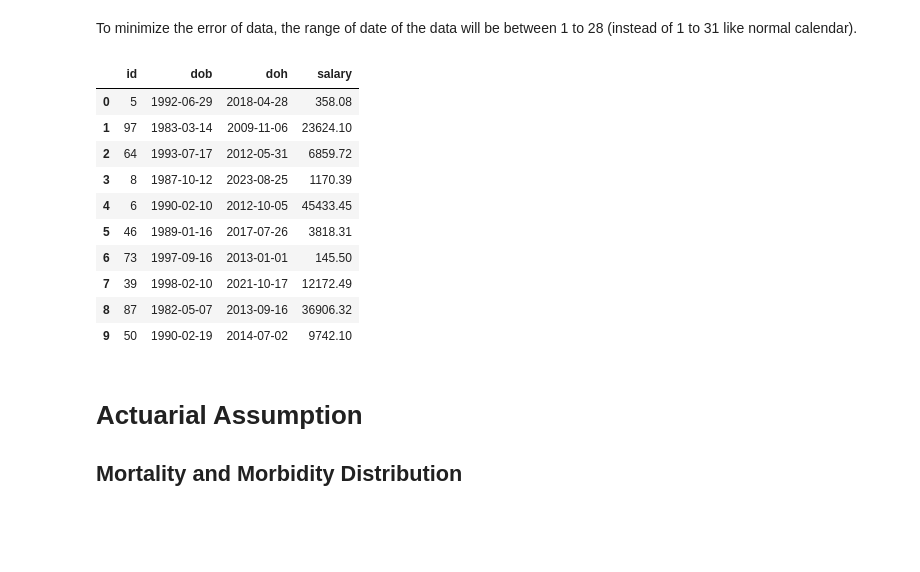
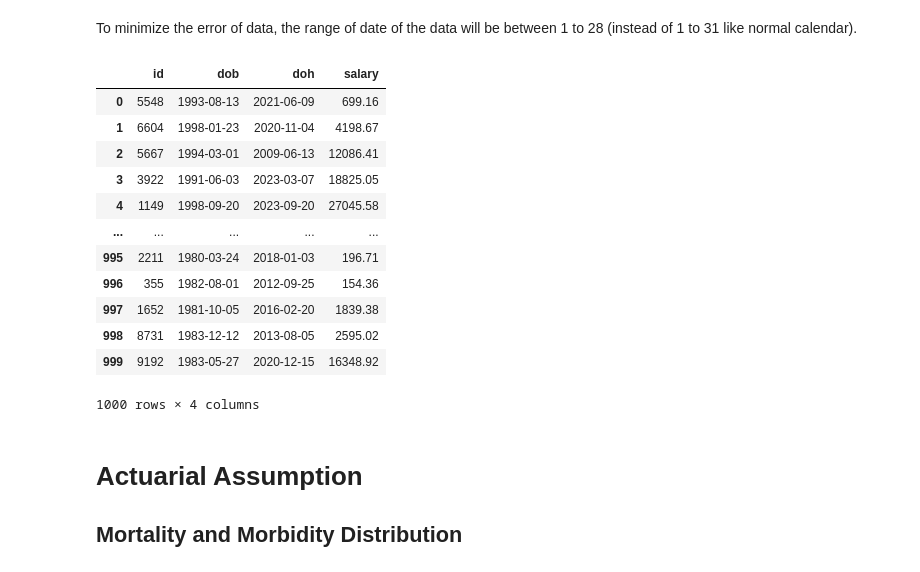
Before and after one commit to leonv1602/post-employment-benefit, a Jupyter notebook: data-generator.ipynb, the cells around one changed output. Cells and saved outputs as stored; diff of their text form; code cells hidden in the pictures; blank space fills up the shorter version.

```diff
--- a/data-generator.ipynb
+++ b/data-generator.ipynb
@@ -21,28 +21,30 @@ import datetime # Date time
 def generate_date(year_1 = 1980, year_2 = 2000):
     return datetime.datetime(year_1, 1, 1) + datetime.timedelta(days= np.random.randint((datetime.datetime(year_2, 12,31) - datetime.datetime(year_1, 1,1)).days))
 # %%
-emp_counts = 10
+emp_counts = int(1e3)
 
 # Creating DataFrame
 data = pd.DataFrame(data = {"id" : np.random.randint(0, emp_counts*10, emp_counts),
                             'dob' : [generate_date() for i in range(emp_counts)],
                             'doh' : [generate_date(year_1 = 2008, year_2 = 2023) for i in range(emp_counts)],
                             'salary' : np.round(np.random.randn(emp_counts)**2*1e4,2)})
 data['dob'] = pd.to_datetime(data['dob'])
 data['doh'] = pd.to_datetime(data['doh'])
 data
 # %% [output]
 |  | id | dob | doh | salary |
-| 0 | 5 | 1992-06-29 | 2018-04-28 | 358.08 |
-| 1 | 97 | 1983-03-14 | 2009-11-06 | 23624.10 |
-| 2 | 64 | 1993-07-17 | 2012-05-31 | 6859.72 |
-| 3 | 8 | 1987-10-12 | 2023-08-25 | 1170.39 |
-| 4 | 6 | 1990-02-10 | 2012-10-05 | 45433.45 |
-| 5 | 46 | 1989-01-16 | 2017-07-26 | 3818.31 |
-| 6 | 73 | 1997-09-16 | 2013-01-01 | 145.50 |
-| 7 | 39 | 1998-02-10 | 2021-10-17 | 12172.49 |
-| 8 | 87 | 1982-05-07 | 2013-09-16 | 36906.32 |
-| 9 | 50 | 1990-02-19 | 2014-07-02 | 9742.10 |
+| 0 | 5548 | 1993-08-13 | 2021-06-09 | 699.16 |
+| 1 | 6604 | 1998-01-23 | 2020-11-04 | 4198.67 |
+| 2 | 5667 | 1994-03-01 | 2009-06-13 | 12086.41 |
+| 3 | 3922 | 1991-06-03 | 2023-03-07 | 18825.05 |
+| 4 | 1149 | 1998-09-20 | 2023-09-20 | 27045.58 |
+| ... | ... | ... | ... | ... |
+| 995 | 2211 | 1980-03-24 | 2018-01-03 | 196.71 |
+| 996 | 355 | 1982-08-01 | 2012-09-25 | 154.36 |
+| 997 | 1652 | 1981-10-05 | 2016-02-20 | 1839.38 |
+| 998 | 8731 | 1983-12-12 | 2013-08-05 | 2595.02 |
+| 999 | 9192 | 1983-05-27 | 2020-12-15 | 16348.92 |
+1000 rows × 4 columns
 # %%
 # To save in Excel Format
 #data.to_excel(f'data/employee-data-with-{emp_counts}-data.xlsx')
```
Also changed, not shown: parts of 4 cells of this notebook.
